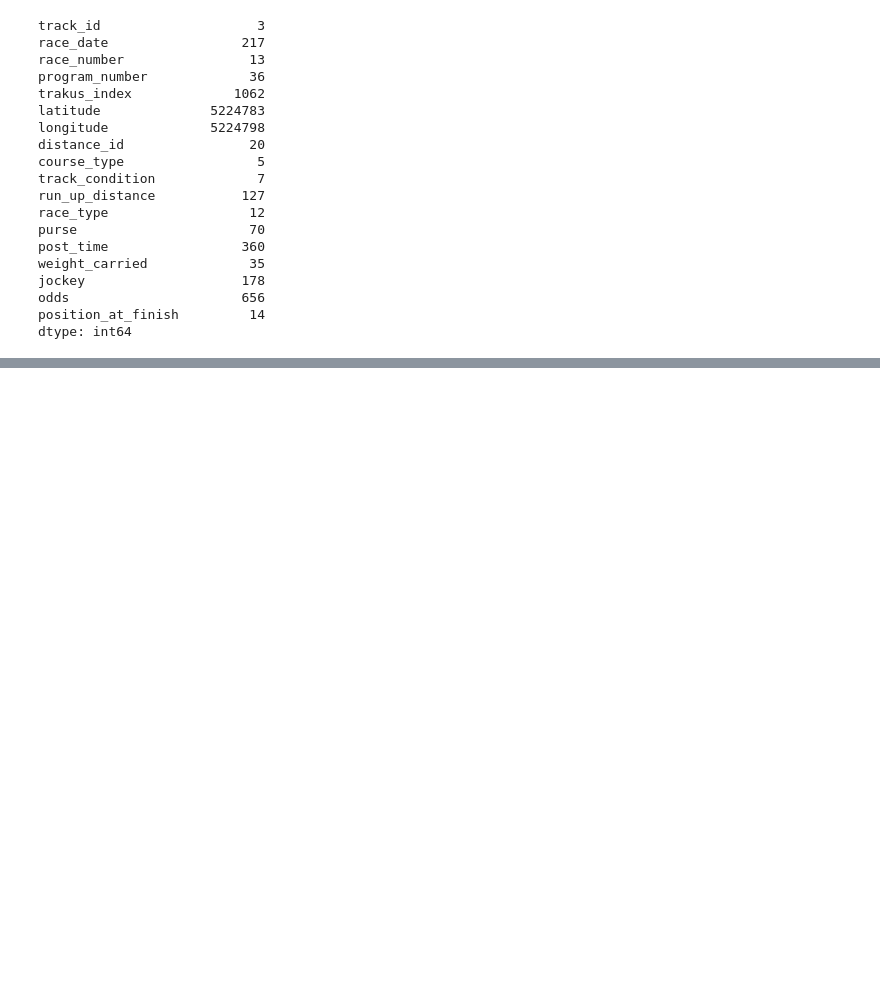
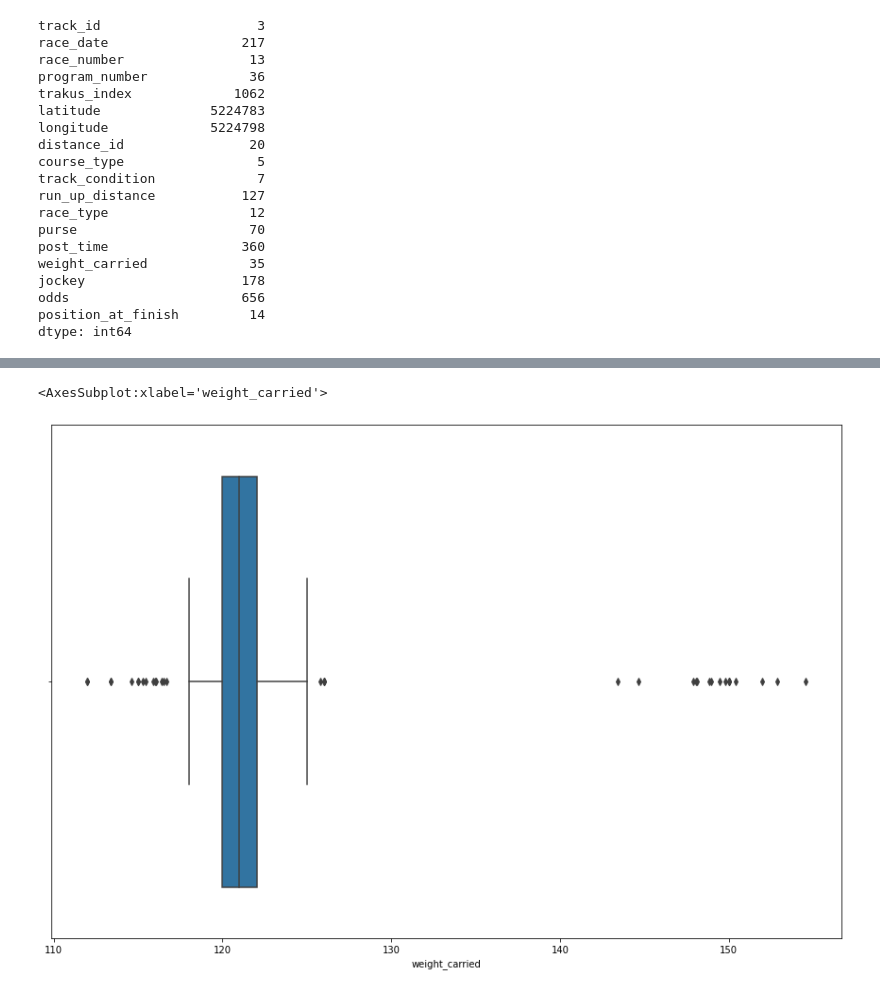
Before and after one commit to chaitsugale/big_data_derby, a Jupyter notebook: big-data-derby.ipynb, the cells around one changed output, grey strips where cells are left out. Saved outputs shown, nothing was run; the diff lists cells and outputs as text; code cells hidden in the pictures; blank space fills up the shorter version.

```diff
--- a/big-data-derby.ipynb
+++ b/big-data-derby.ipynb
@@ -164,0 +213,7 @@ dtype: int64
+# %%
+plt.figure(figsize=(15,10))
+
+sns.boxplot(nyra_complete.groupby("jockey").weight_carried.mean())
+# %% [output]
+<AxesSubplot:xlabel='weight_carried'>
+[figure, added]
```
Also changed, not shown: parts of 11 cells of this notebook.
